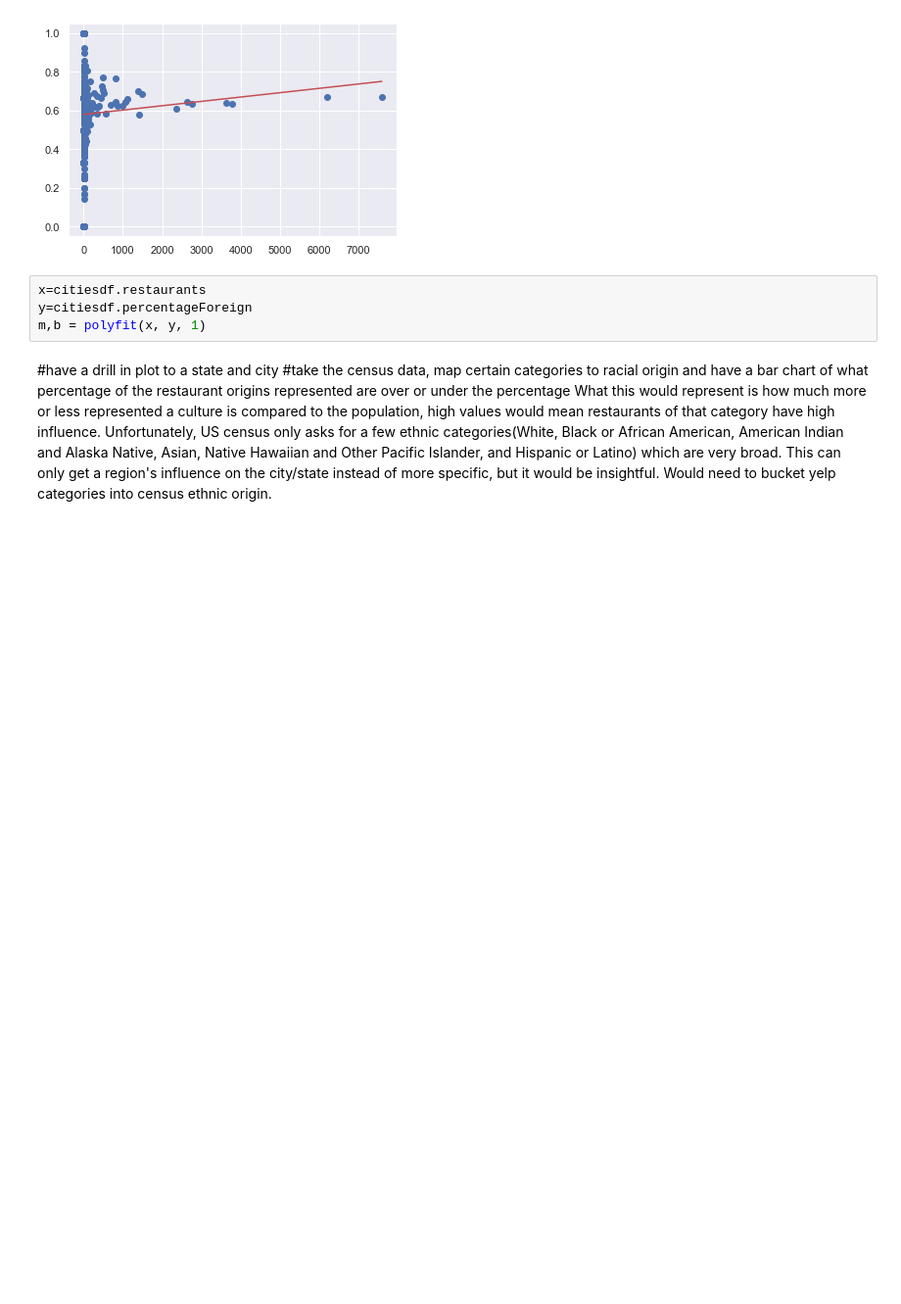
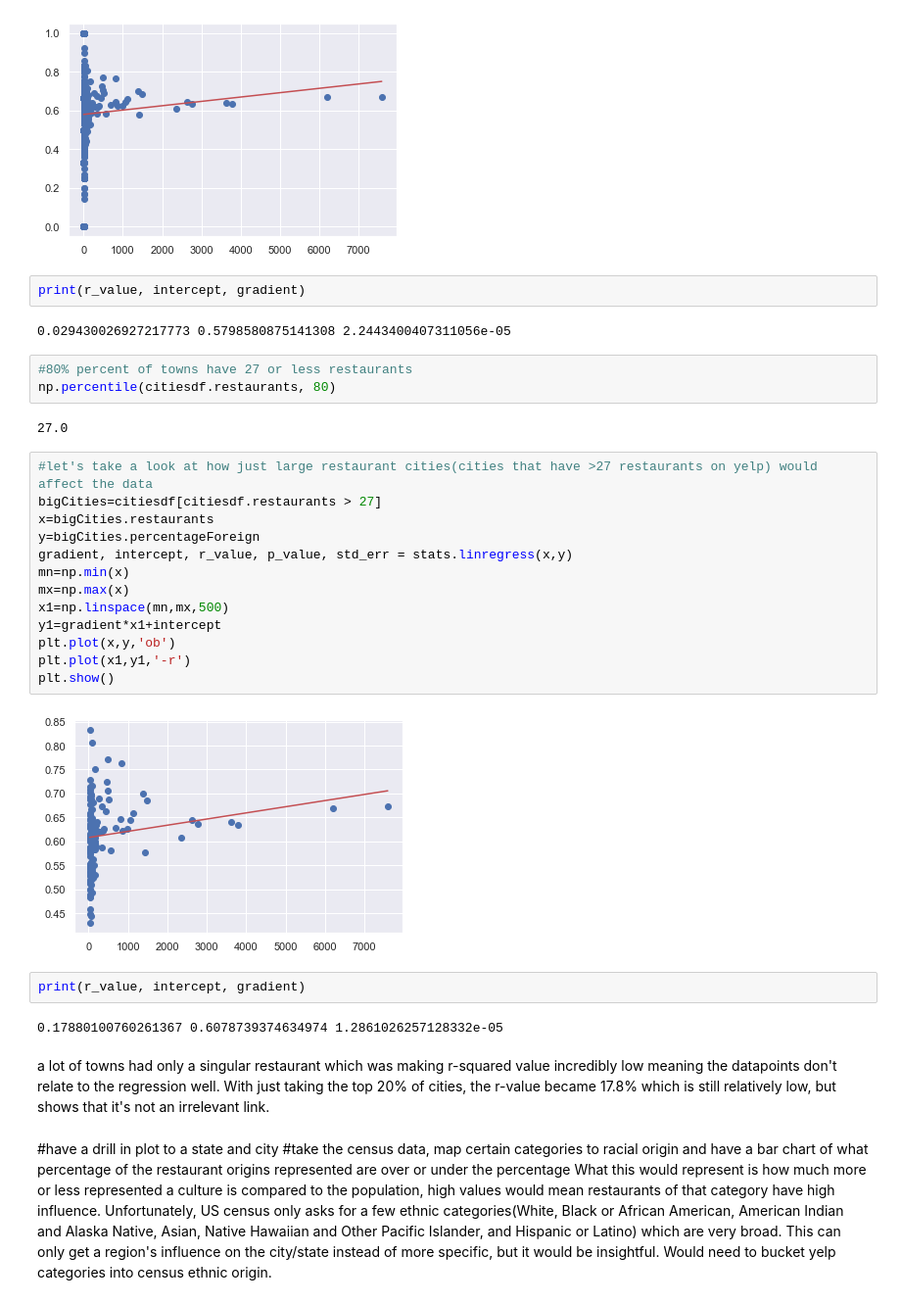
Before and after one commit to magus0/Springboard-capstone_culture, a Jupyter notebook: Yelp_data_storytelling.ipynb, the cells around one changed output. Shown at 98% size. Cells and saved outputs as stored; diff of their text form; blank space fills up the shorter version.

Commit message:
just need to clean it up now

```diff
--- a/Yelp_data_storytelling.ipynb
+++ b/Yelp_data_storytelling.ipynb
@@ -340,10 +335,36 @@ plt.plot(x1,y1,'-r')
 plt.show()
 # %% [output]
 [figure]
-# %%
-x=citiesdf.restaurants
-y=citiesdf.percentageForeign
-m,b = polyfit(x, y, 1)
+# %%
+print(r_value, intercept, gradient)
+# %% [output]
+0.029430026927217773 0.5798580875141308 2.2443400407311056e-05
+# %%
+#80% percent of towns have 27 or less restaurants
+np.percentile(citiesdf.restaurants, 80)
+# %% [output]
+27.0
+# %%
+#let's take a look at how just large restaurant cities(cities that have >27 restaurants on yelp) would affect the data
+bigCities=citiesdf[citiesdf.restaurants > 27]
+x=bigCities.restaurants
+y=bigCities.percentageForeign
+gradient, intercept, r_value, p_value, std_err = stats.linregress(x,y)
+mn=np.min(x)
+mx=np.max(x)
+x1=np.linspace(mn,mx,500)
+y1=gradient*x1+intercept
+plt.plot(x,y,'ob')
+plt.plot(x1,y1,'-r')
+plt.show()
+# %% [output]
+[figure, added]
+# %%
+print(r_value, intercept, gradient)
+# %% [output]
+0.17880100760261367 0.6078739374634974 1.2861026257128332e-05
+# %% [markdown]
+a lot of towns had only a singular restaurant which was making r-squared value incredibly low meaning the datapoints don't relate to the regression well. With just taking the top 20% of cities, the r-value became 17.8% which is still relatively low, but shows that it's not an irrelevant link.
 # %% [markdown]
 #have a drill in plot to a state and city
 #take the census data, map certain categories to racial origin and have a bar chart of what percentage of the restaurant origins represented are over or under the percentage
```
Also changed, not shown: parts of 41 cells of this notebook.
